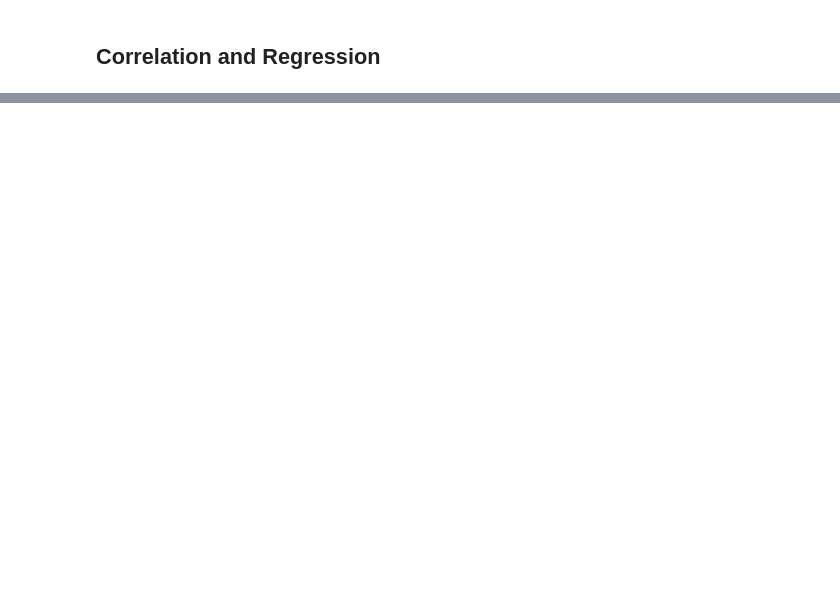
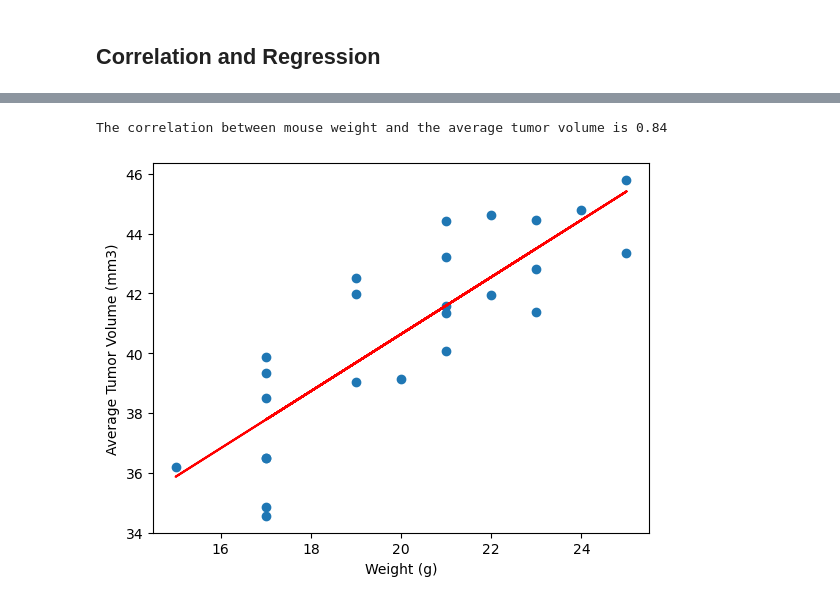
Before and after one commit to brianquintero1/matplotlib-challenge, a Jupyter notebook: pymaceuticals_Brian_Quintero.ipynb, the cells around one changed output, grey strips where cells are left out. Cells and saved outputs as stored; diff of their text form; code cells hidden in the pictures; blank space fills up the shorter version.

```diff
--- a/pymaceuticals_Brian_Quintero.ipynb
+++ b/pymaceuticals_Brian_Quintero.ipynb
@@ -376,0 +342,32 @@ The correlation between mouse weight and the average tumor volume is 0.84
+# %%
+# Calculate the correlation coefficient and a linear regression model
+# for mouse weight and average observed tumor volume for the entire Capomulin regimen
+correlation = round(st.pearsonr(capumolin_avg["Weight (g)"], capumolin_avg["Tumor Volume (mm3)"])[0],2)
+print(f"The correlation between mouse weight and the average tumor volume is {correlation}")
+
+# Calculate linear regression model
+lr_model=st.linregress(capomulin_avg['Weight (g)'],capomulin_avg['Tumor Volume (mm3)'])
+lr_model
+
+# Assign the value to Linear Regression results
+slope = 0.9544396890241049
+intercept = 21.552160532685008
+rvalue = 0.8419363424694721
+pvalue = 1.3225722434712404e-07
+
+# Calculate linear line plot list
+plot_line = slope*(capomulin_avg["Weight (g)"]) + intercept
+
+# Create scatter plot
+plt.scatter(capomulin_avg["Weight (g)"], capomulin_avg["Tumor Volume (mm3)"])
+
+# Define plot values and labels
+plt.plot(capomulin_avg["Weight (g)"], plot_line, 'r', label='y={:.2f}x+{:.2f}'.format(slope, intercept))
+plt.ylabel("Average Tumor Volume (mm3)")
+plt.xlabel("Weight (g)")
+
+plt.savefig('linearregression')
+plt.show()
+# %% [output]
+The correlation between mouse weight and the average tumor volume is 0.84
+[figure, added]
```
Also changed, not shown: parts of 11 cells of this notebook, 5 other files.
